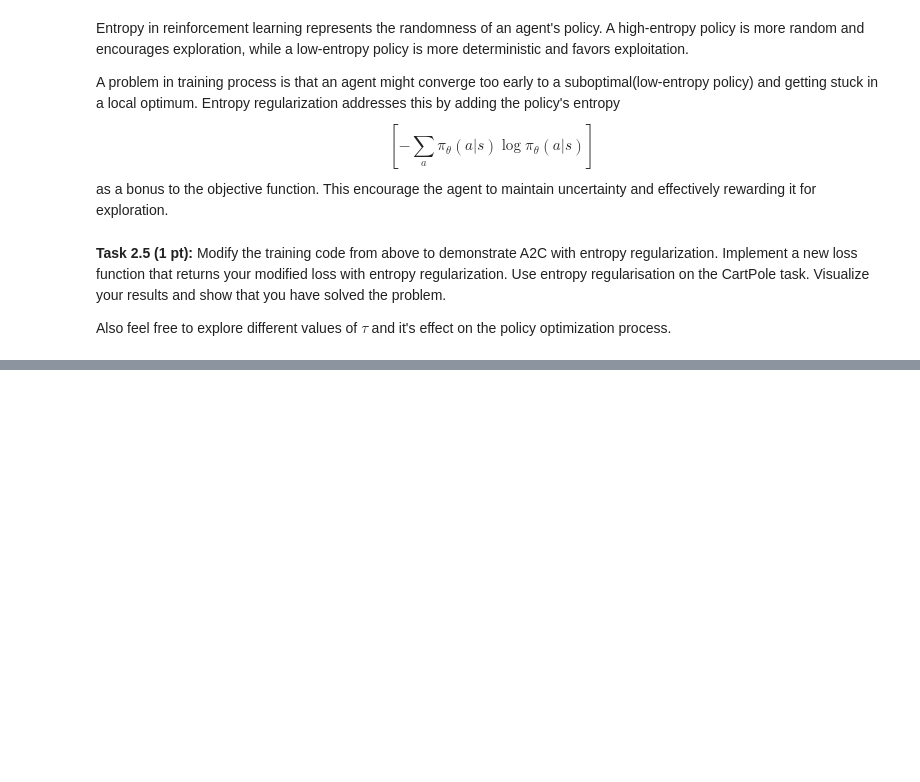
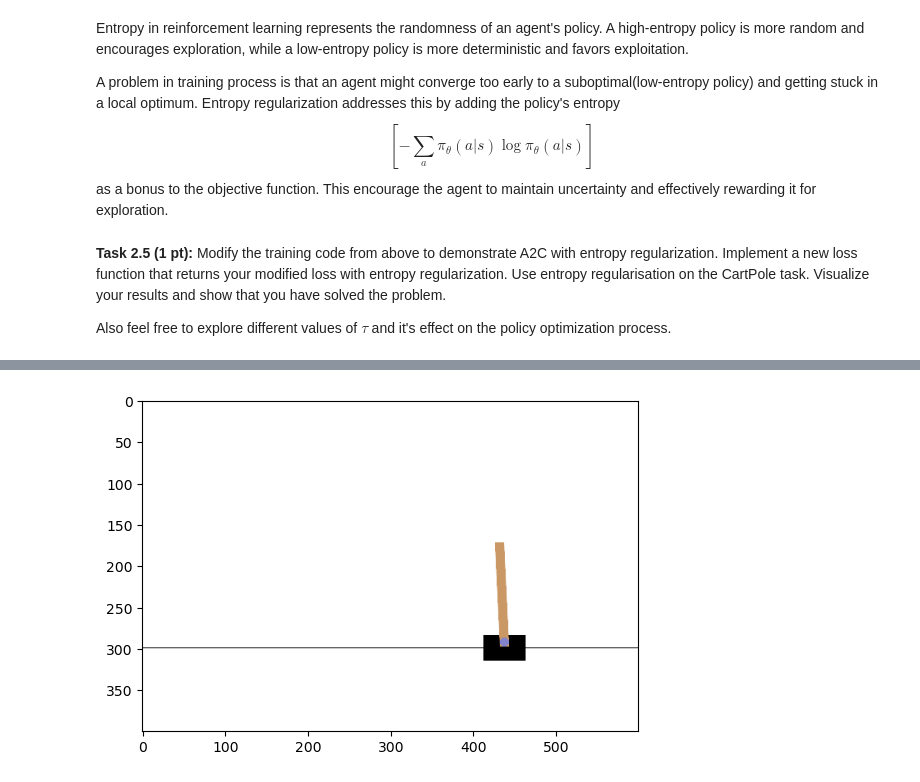
Before and after one commit to amamiya-yuuko-1225/advml, a Jupyter notebook: Project3/deep-rl-assignment.ipynb, the cells around one changed output, grey strips where cells are left out. Cells and saved outputs as stored; diff of their text form; code cells hidden in the pictures; blank space fills up the shorter version.

```diff
--- a/Project3/deep-rl-assignment.ipynb
+++ b/Project3/deep-rl-assignment.ipynb
@@ -681,0 +848,28 @@ Also feel free to explore different values of $\tau$ and it's effect on the poli
+# %%
+# This will visualize your learnt policy on the Cart Pole environment
+from IPython.display import clear_output
+
+
+env_render = gym.make("CartPole-v1", render_mode="rgb_array")
+for num_episode in range(1):
+    s,_ = env_render.reset()
+    tot_reward = []
+    for t in range(max_episode_len):
+
+        state = torch.tensor(s, dtype=torch.float).view(1, -1)
+
+        prob = actor(state)
+        policy = torch.distributions.categorical.Categorical(prob)
+        action = policy.sample()
+        s, r, is_terminal, _,_ = env_render.step(action.item())
+        tot_reward.append(r)
+        if is_terminal:
+            print("Episode {} terminated after {} steps with reward {}. ".format(num_episode, t+1, sum(tot_reward)))
+            break
+        clear_output(wait=True)
+        plt.imshow(env_render.render())
+        plt.show()
+
+env.close()
+# %% [output]
+[figure, added]
```
Also changed, not shown: parts of 10 cells of this notebook.
